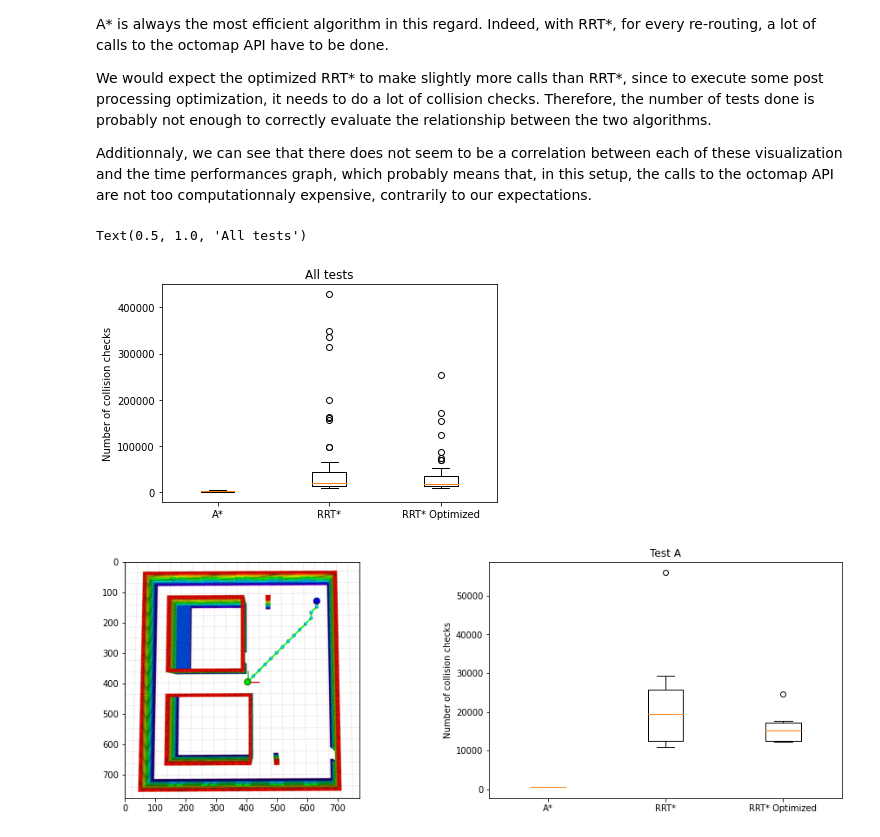
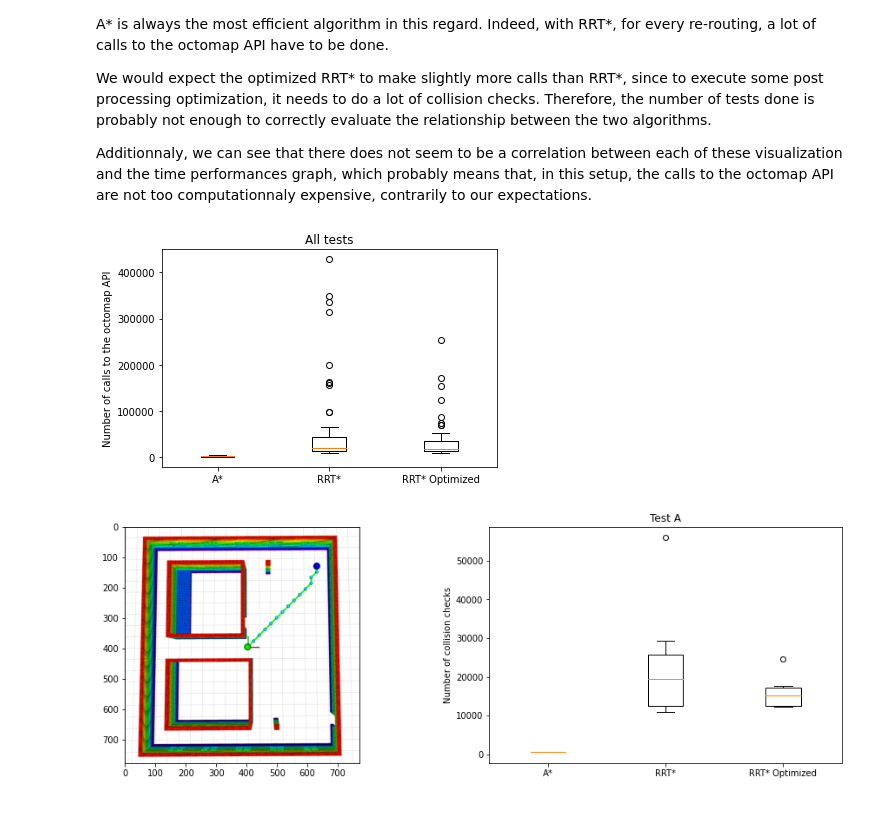
Before and after one commit to rhidra/autopilot, a Jupyter notebook: analysis/analysis.ipynb, the cells around one changed output. Drawn from its saved outputs; the diff is of its cells as text; code cells hidden in the pictures.

```diff
--- a/analysis/analysis.ipynb
+++ b/analysis/analysis.ipynb
@@ -157,14 +149,14 @@ Additionnaly, we can see that there does not seem to be a correlation between ea
 # %%
 chk_a_star = np.array([[elem['collision_checks'] for elem in d if elem['algorithm'] == 'A*'] for d in data])
 chk_rrt_star = np.array([[elem['collision_checks'] for elem in d if elem['algorithm'] == 'RRT*'] for d in data])
 chk_rrt_star_without = np.array([[elem['collision_checks'] for elem in d if elem['algorithm'] == 'RRT* Without Optimization'] for d in data])
 plt.figure()
 plt.boxplot([chk_a_star.reshape(-1), chk_rrt_star_without.reshape(-1), chk_rrt_star.reshape(-1)], labels=['A*', 'RRT*', 'RRT* Optimized'])
-plt.ylabel('Number of collision checks')
+plt.ylabel('Number of calls to the octomap API')
 plt.title('All tests')
+plt.savefig('oct_all.png', bbox_inches='tight')
 # %% [output]
-Text(0.5, 1.0, 'All tests')
-[figure, old version]
+[figure, new version]
 # %%
 for i, (a_star, rrt_star, rrt_star_without) in enumerate(zip(chk_a_star, chk_rrt_star, chk_rrt_star_without)):
     plt.figure(figsize=(16, 5))
```
Also changed, not shown: parts of 8 cells of this notebook, 1 other file.
